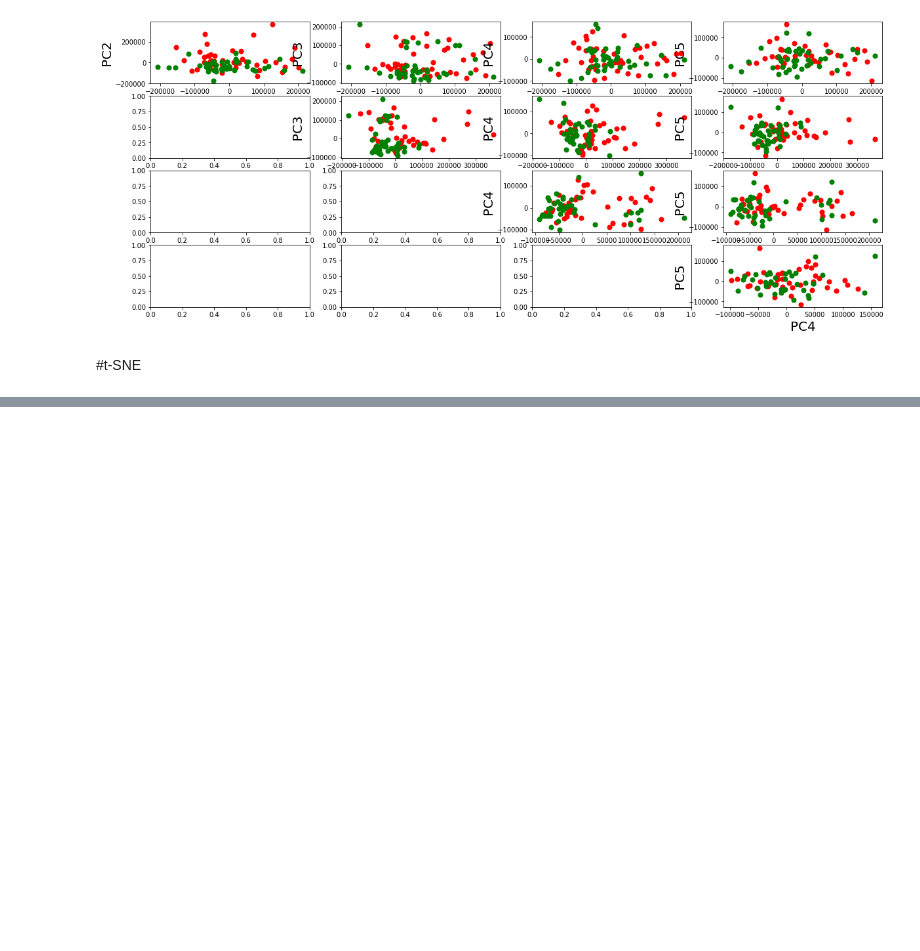
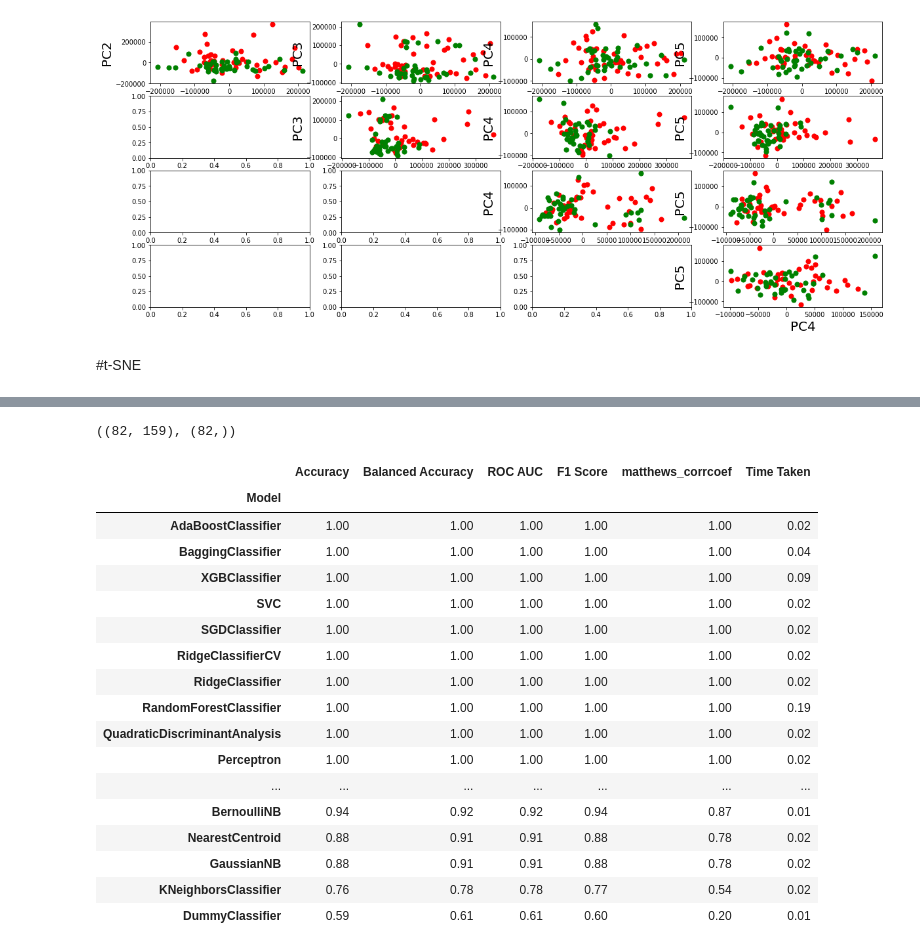
Before and after one commit to utshabkg/lung_cancer_biomarker, a Jupyter notebook: Lung_Cancer.ipynb, the cells around one changed output, grey strips where cells are left out. Saved outputs shown, nothing was run; the diff lists cells and outputs as text; code cells hidden in the pictures; blank space fills up the shorter version.

```diff
--- a/Lung_Cancer.ipynb
+++ b/Lung_Cancer.ipynb
@@ -214,0 +219,11 @@ tsne3_df.to_csv('tsne3.csv')
+# %%
+X = df.drop('Class', axis=1)
+y = df['Class'].copy()
+y = y.map({"control": 1, "disease": 0})
+
+X.shape, y.shape
+# %% [output]
+((82, 159), (82,))
+# %%
+from sklearn.model_selection import train_test_split
+X_train, X_test, y_train, y_test = train_test_split(X, y, test_size=0.20, random_state=42)
@@ -214,0 +239,25 @@ tsne3_df.to_csv('tsne3.csv')
+# %%
+clf = LazyClassifier(verbose=0, ignore_warnings=True, custom_metric=matthews_corrcoef, predictions=True)
+models, predictions = clf.fit(X, X_test, y, y_test)
+model_dictionary = clf.provide_models(X, X_test, y, y_test)
+# %%
+models
+# %% [output]
+|  | Accuracy | Balanced Accuracy | ROC AUC | F1 Score | matthews_corrcoef | Time Taken |
+| Model |  |  |  |  |  |  |
+| AdaBoostClassifier | 1.00 | 1.00 | 1.00 | 1.00 | 1.00 | 0.02 |
+| BaggingClassifier | 1.00 | 1.00 | 1.00 | 1.00 | 1.00 | 0.04 |
+| XGBClassifier | 1.00 | 1.00 | 1.00 | 1.00 | 1.00 | 0.09 |
+| SVC | 1.00 | 1.00 | 1.00 | 1.00 | 1.00 | 0.02 |
+| SGDClassifier | 1.00 | 1.00 | 1.00 | 1.00 | 1.00 | 0.02 |
+| RidgeClassifierCV | 1.00 | 1.00 | 1.00 | 1.00 | 1.00 | 0.02 |
+| RidgeClassifier | 1.00 | 1.00 | 1.00 | 1.00 | 1.00 | 0.02 |
+| RandomForestClassifier | 1.00 | 1.00 | 1.00 | 1.00 | 1.00 | 0.19 |
+| QuadraticDiscriminantAnalysis | 1.00 | 1.00 | 1.00 | 1.00 | 1.00 | 0.02 |
+| Perceptron | 1.00 | 1.00 | 1.00 | 1.00 | 1.00 | 0.02 |
+| ... | ... | ... | ... | ... | ... | ... |
+| BernoulliNB | 0.94 | 0.92 | 0.92 | 0.94 | 0.87 | 0.01 |
+| NearestCentroid | 0.88 | 0.91 | 0.91 | 0.88 | 0.78 | 0.02 |
+| GaussianNB | 0.88 | 0.91 | 0.91 | 0.88 | 0.78 | 0.02 |
+| KNeighborsClassifier | 0.76 | 0.78 | 0.78 | 0.77 | 0.54 | 0.02 |
+| DummyClassifier | 0.59 | 0.61 | 0.61 | 0.60 | 0.20 | 0.01 |
```
Also changed, not shown: parts of 7 cells of this notebook.
